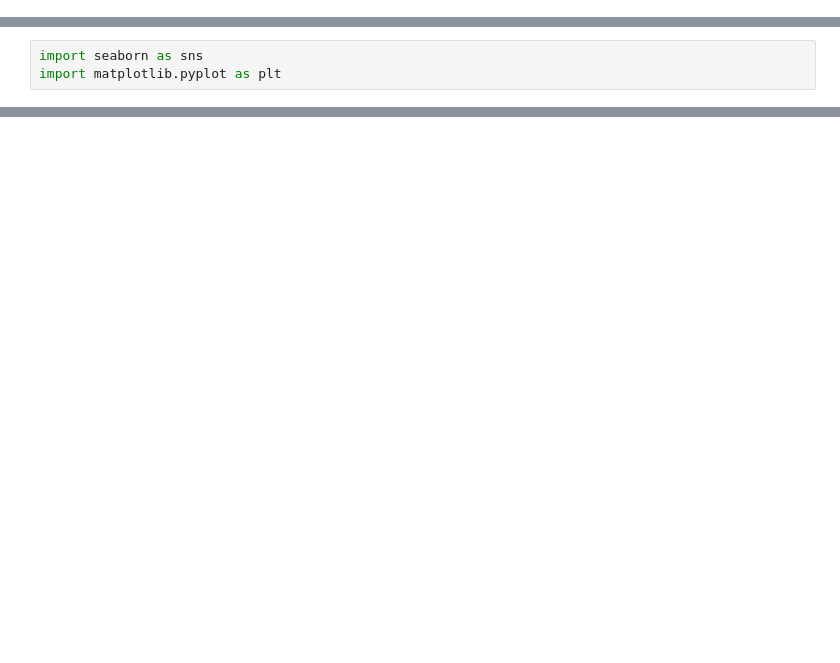
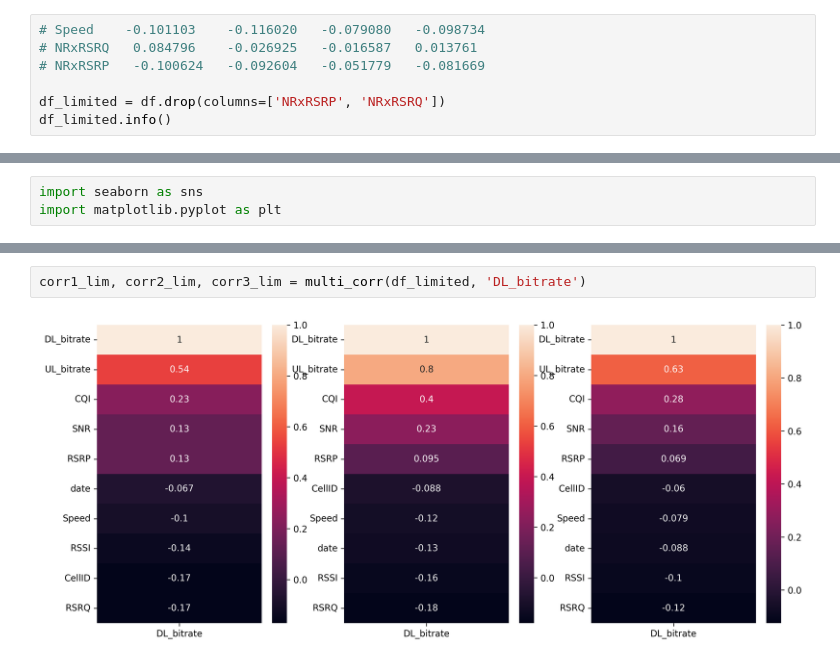
Before and after one commit to birkandenizer/Informer2020, a Jupyter notebook: preprocess-5G.ipynb, the cells around one changed output, grey strips where cells are left out. Saved outputs shown, nothing was run; the diff lists cells and outputs as text; blank space fills up the shorter version.

```diff
--- a/preprocess-5G.ipynb
+++ b/preprocess-5G.ipynb
@@ -69,0 +164,7 @@ df.info()
+# %%
+# Speed	   -0.101103	-0.116020	-0.079080	-0.098734
+# NRxRSRQ	0.084796	-0.026925	-0.016587	0.013761
+# NRxRSRP	-0.100624	-0.092604	-0.051779	-0.081669
+
+df_limited = df.drop(columns=['NRxRSRP', 'NRxRSRQ'])
+df_limited.info()
@@ -94,0 +238,4 @@ df.to_csv('data/5Gdataset/download.csv', encoding='utf-8', index=False)
+# %%
+corr1_lim, corr2_lim, corr3_lim = multi_corr(df_limited, 'DL_bitrate')
+# %% [output]
+[figure, added]
```
Also changed, not shown: parts of 24 cells of this notebook, 48 other files.
